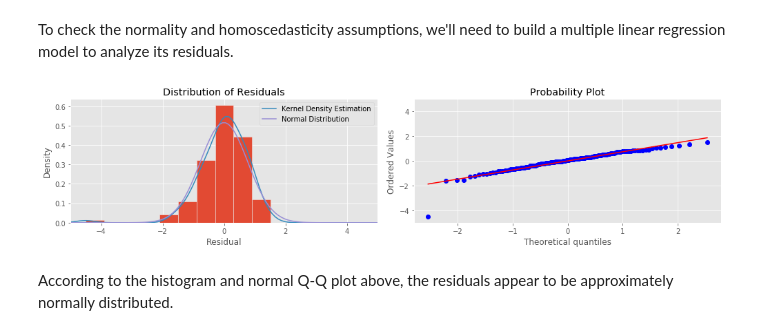
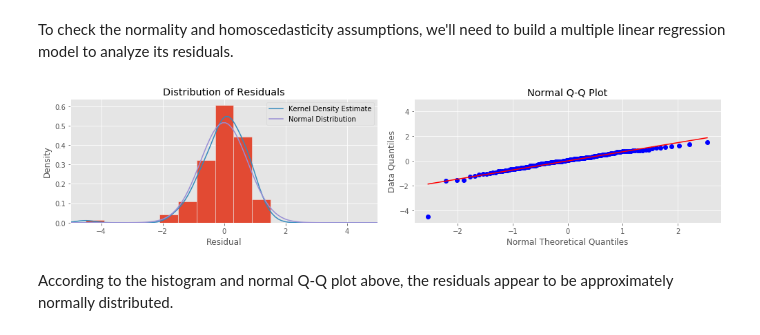
Before and after one commit to dleestat/grades, a Jupyter notebook: Grades.ipynb, the cells around one changed output. Saved outputs shown, nothing was run; the diff lists cells and outputs as text; code cells hidden in the pictures.

```diff
--- a/Grades.ipynb
+++ b/Grades.ipynb
@@ -125,8 +125,29 @@ df['HW']  = df[hw_cols].apply(lambda row: tuple(row), axis=1)
 df['Lab'] = df[lab_cols].apply(lambda row: tuple(row), axis=1)
 
 # Select and rename columns
-df = df[['Secrete Code','Weighted_Total','Final','Midterm','HW_Total','LAB_Total','ants_bees_score','Participation','HW','Lab']]
-df.rename({'Secrete Code':'ID','Weighted_Total':'Total','HW_Total':'HW_Avg','LAB_Total':'Lab_Avg','ants_bees_score':'Project'}, axis=1, inplace=True)
+cols = [
+    'Secrete Code',
+    'Weighted_Total',
+    'Final',
+    'Midterm',
+    'HW_Total',
+    'LAB_Total',
+    'ants_bees_score',
+    'Participation',
+    'HW',
+    'Lab',
+]
+
+cols_map = {
+    'Secrete Code': 'ID',
+    'Weighted_Total': 'Total',
+    'HW_Total': 'HW_Avg',
+    'LAB_Total': 'Lab_Avg',
+    'ants_bees_score': 'Project',
+}
+
+df = df[cols]
+df.rename(cols_map, axis=1, inplace=True)
 df
 # %% [output]
 |  | ID | Total | Final | Midterm | HW_Avg | Lab_Avg | Project | Participation | HW | Lab |
@@ -200,7 +221,7 @@ We can validate our process on a case-by-case basis. All of the red-highlighted
 
 We'll now apply this process to our dataset.
 # %%
-df = df.iloc[:-tuple(df['Final'] > 0)[::-1].index(True)]  # Remove students who dropped
+df = df.iloc[:-list(df['Final'] > 0)[::-1].index(True)]  # Remove students who dropped
 df
 # %% [output]
 |  | ID | Total | Final | Midterm | HW_Avg | Lab_Avg | Project | Participation | HW | Lab |
@@ -625,30 +648,30 @@ residuals = actual - predicted
 # %%
 plt.figure(figsize=(14,3.5))
 lim = [-5,5]
 
 # Histogram
 plt.subplot(121)
+plt.hist(residuals, density=True)
+x = np.linspace(-5,5,100)
+plt.plot(x, stats.gaussian_kde(residuals)(x), label='Kernel Density Estimate')
+plt.plot(x, stats.norm.pdf(x, loc=residuals.mean(), scale=residuals.std()), label='Normal Distribution')
 plt.title('Distribution of Residuals')
 plt.xlabel('Residual')
 plt.ylabel('Density')
-plt.hist(residuals, density=True)
-x = np.linspace(-5,5,100)
-plt.plot(x, stats.gaussian_kde(residuals)(x), label='Kernel Density Estimation')
-plt.plot(x, stats.norm.pdf(x, loc=residuals.mean(), scale=residuals.std()), label='Normal Distribution')
 plt.xlim(lim)
 plt.legend()
 
 # Q-Q Plot
 plt.subplot(122)
+stats.probplot(residuals, plot=plt)
 plt.title('Normal Q-Q Plot')
 plt.xlabel('Normal Theoretical Quantiles')
 plt.ylabel('Data Quantiles')
-stats.probplot(residuals, plot=plt)
 plt.ylim(lim)
 
 plt.tight_layout()
 # %% [output]
-[figure, old version]
+[figure, new version]
 # %% [markdown]
 According to the histogram and normal Q-Q plot above, the residuals appear to be approximately normally distributed.
 # %% [markdown]
```
Also changed, not shown: parts of 25 cells of this notebook.
